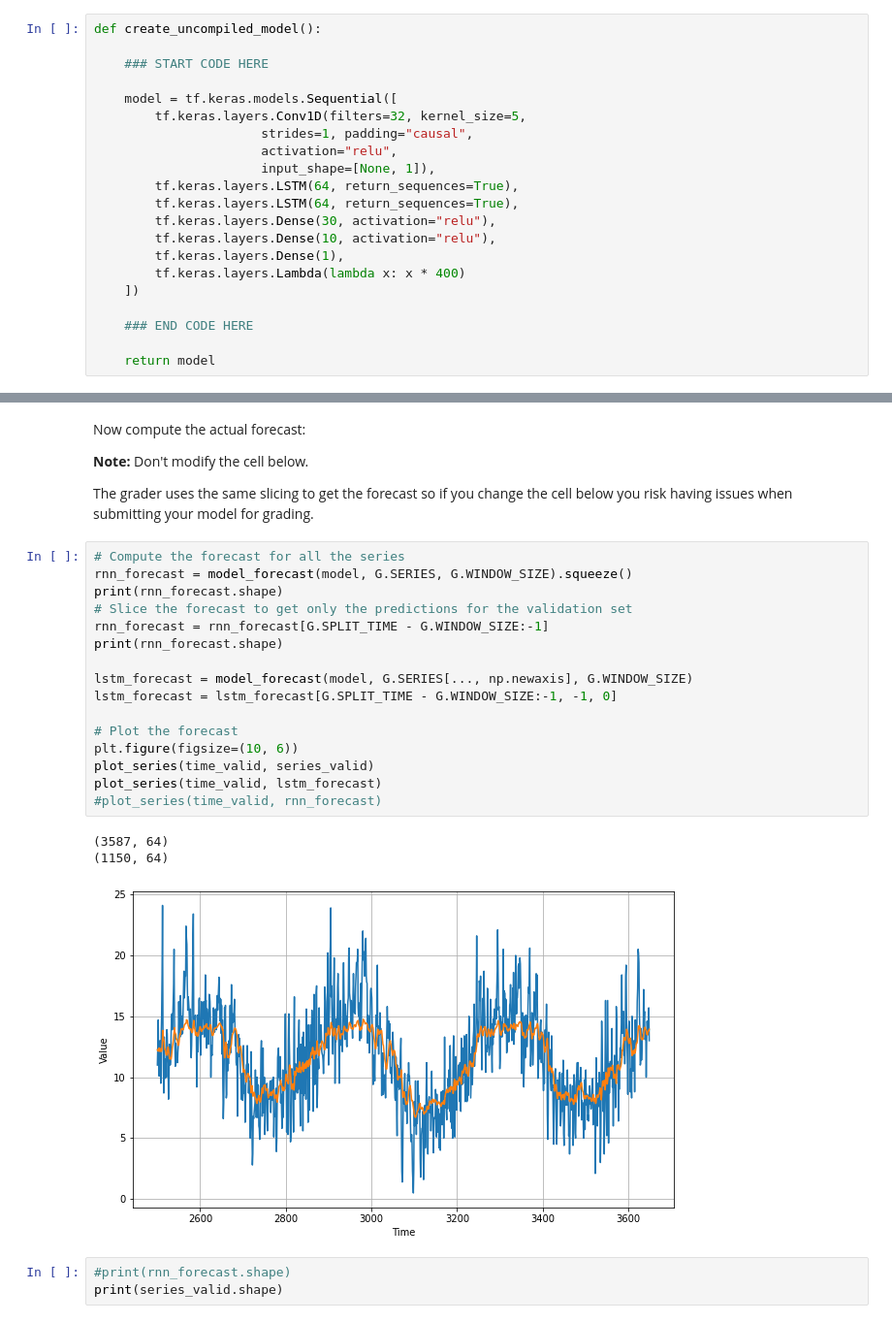
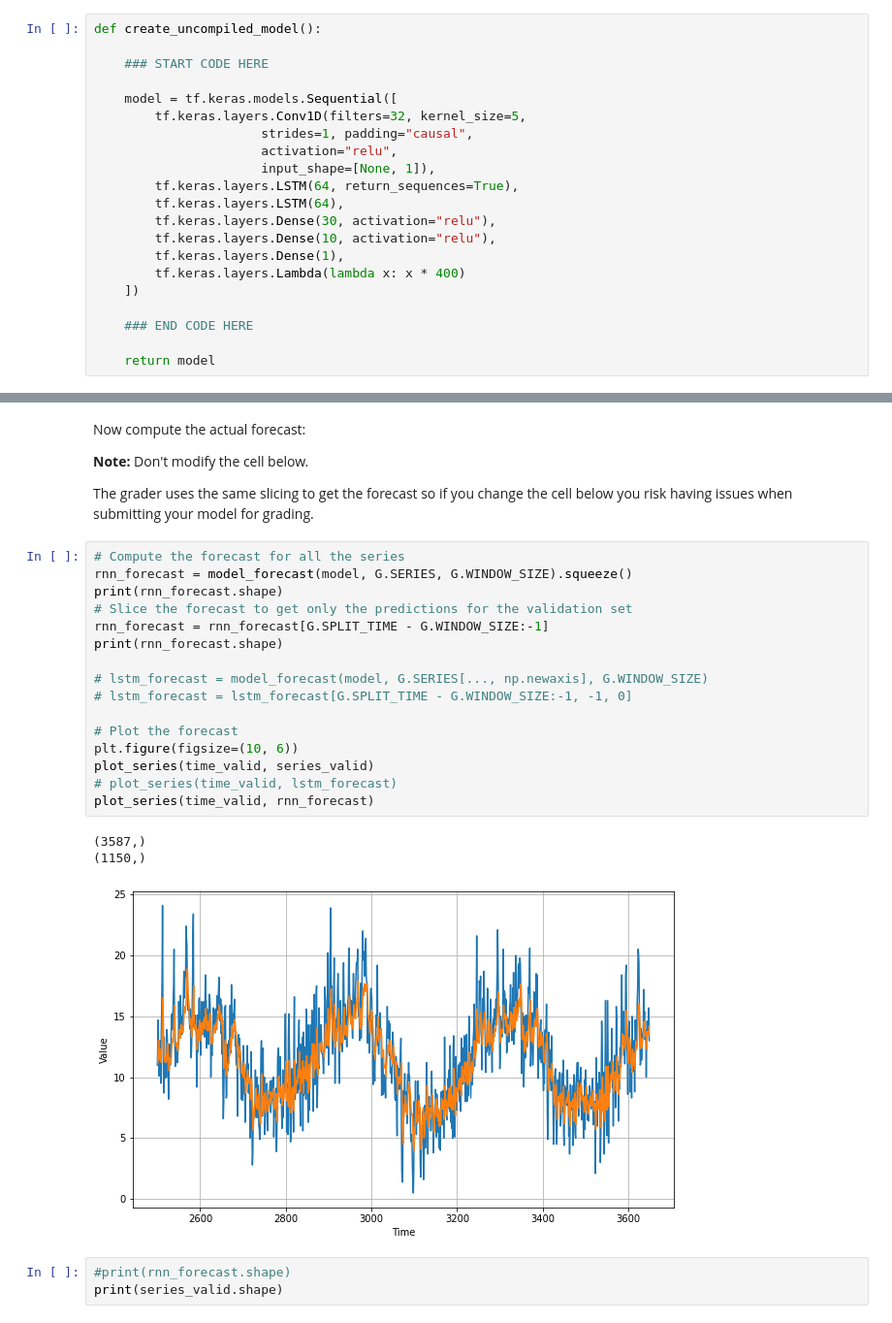
Before and after one commit to kookie12/TensorFlow-Developer-Certification, a Jupyter notebook: Course_4-Sequences_Time_Series_and_Prediction/C4W4_Assignment.ipynb, the cells around one changed output, grey strips where cells are left out. Shown at 97% size. Drawn from its saved outputs; the diff is of its cells as text.

```diff
--- a/Course_4-Sequences_Time_Series_and_Prediction/C4W4_Assignment.ipynb
+++ b/Course_4-Sequences_Time_Series_and_Prediction/C4W4_Assignment.ipynb
@@ -188,7 +176,7 @@ def create_uncompiled_model():
                       activation="relu",
                       input_shape=[None, 1]),
         tf.keras.layers.LSTM(64, return_sequences=True),
-        tf.keras.layers.LSTM(64, return_sequences=True),
+        tf.keras.layers.LSTM(64),
         tf.keras.layers.Dense(30, activation="relu"),
         tf.keras.layers.Dense(10, activation="relu"),
         tf.keras.layers.Dense(1),
@@ -381,23 +390,23 @@ The grader uses the same slicing to get the forecast so if you change the cell b
 # %%
 # Compute the forecast for all the series
 rnn_forecast = model_forecast(model, G.SERIES, G.WINDOW_SIZE).squeeze()
 print(rnn_forecast.shape)
 # Slice the forecast to get only the predictions for the validation set
 rnn_forecast = rnn_forecast[G.SPLIT_TIME - G.WINDOW_SIZE:-1]
 print(rnn_forecast.shape)
 
-lstm_forecast = model_forecast(model, G.SERIES[..., np.newaxis], G.WINDOW_SIZE)
-lstm_forecast = lstm_forecast[G.SPLIT_TIME - G.WINDOW_SIZE:-1, -1, 0]
+# lstm_forecast = model_forecast(model, G.SERIES[..., np.newaxis], G.WINDOW_SIZE)
+# lstm_forecast = lstm_forecast[G.SPLIT_TIME - G.WINDOW_SIZE:-1, -1, 0]
 
 # Plot the forecast
 plt.figure(figsize=(10, 6))
 plot_series(time_valid, series_valid)
-plot_series(time_valid, lstm_forecast)
-#plot_series(time_valid, rnn_forecast)
+# plot_series(time_valid, lstm_forecast)
+plot_series(time_valid, rnn_forecast)
 # %% [output]
-(3587, 64)
-(1150, 64)
+(3587,)
+(1150,)
-[figure, old version]
+[figure, new version]
 # %%
 #print(rnn_forecast.shape)
 print(series_valid.shape)
```
Also changed, not shown: parts of 9 cells of this notebook, 19 other files.
